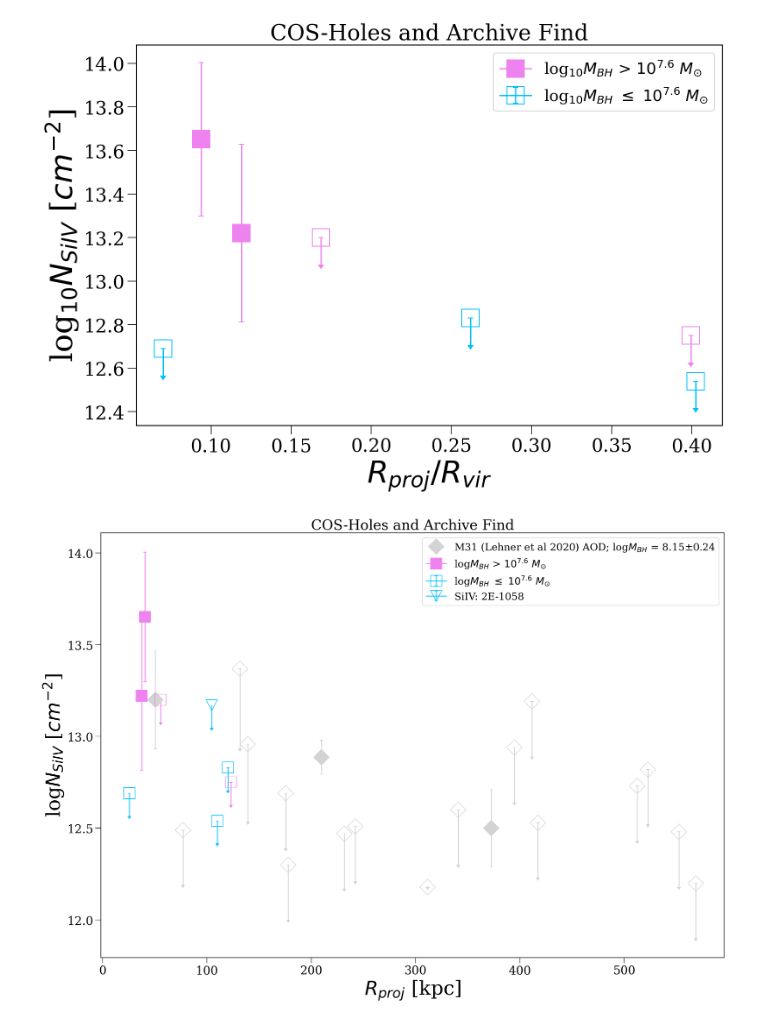
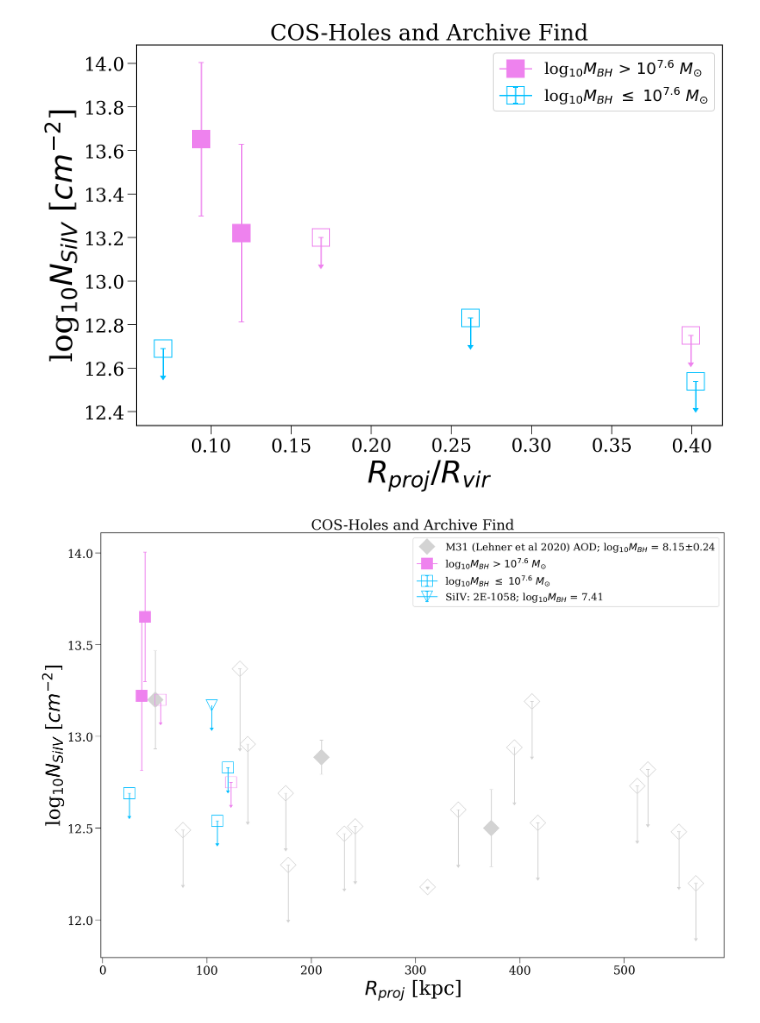
Before and after one commit to samlugarza/COS-Holes, a Jupyter notebook: veeper_and_voigt/COS-Holes_SiIV_Analysis.ipynb, the cells around one changed output. Cells and saved outputs as stored; diff of their text form; code cells hidden in the pictures.

```diff
--- a/veeper_and_voigt/COS-Holes_SiIV_Analysis.ipynb
+++ b/veeper_and_voigt/COS-Holes_SiIV_Analysis.ipynb
@@ -427,32 +462,32 @@ plt.errorbar(rproj[4], siiv_uplims[1], yerr=siiv_df_J1159['sigN'][2], uplims=Tru
 
 #####J1123
 plt.errorbar(rproj[6], siiv_uplims[2], yerr=siiv_df_J1159['sigN'][2], uplims=True, capsize = 3, c = 'deepskyblue',
              marker="s", mfc='none', markersize=20)
 
 ###### J0246
 plt.errorbar(rproj[7], siiv_uplims[3], yerr=siiv_df_J1159['sigN'][2], uplims=True, capsize = 3, c = 'violet',
              marker="s", mfc='none', markersize=20)
 
 #####J1235 - NGC 4564 (8)
 plt.errorbar (rproj[8], siiv_uplims[4], yerr=siiv_df_J1159['sigN'][2], uplims=True, capsize = 3, c = 'violet',
               marker="s",mfc='none',markersize=20)
 
 
 ############# Si IV Upper Limit from singular archive galaxy UGC 6093 - 2E1058
 plt.errorbar (104.50348, 13.17, yerr=siiv_df_J1159['sigN'][2],uplims=True, c = 'deepskyblue',
-              marker="v",mfc='none',markersize=20, label = 'SiIV: 2E-1058')
+              marker="v",mfc='none',markersize=20, label = 'SiIV: 2E-1058; log$_{10}M_{BH}$ = 7.41')
 
 ########################################################
 
 #plt.axhline(13.3, c='k', ls=':', label='COSHoles Detection Limit')
 #plt.axvline(150, c='k', ls='-')
 #plt.ylim(12.5, 14.55)
 #plt.xlim(0, 300)
 plt.xlabel ('$R_{proj}$ [kpc]')
 plt.ylabel ('log$_{10}N_{SiIV}$ [$cm^{-2}$]')
 plt.title('COS-Holes and Archive Find', fontsize = 25)
 plt.legend(loc=1)
 #plt.grid(True)
 plt.show()
 # %% [output]
-[figure, old version]
+[figure, new version]
```
Also changed, not shown: parts of 5 cells of this notebook, 1 other file.
